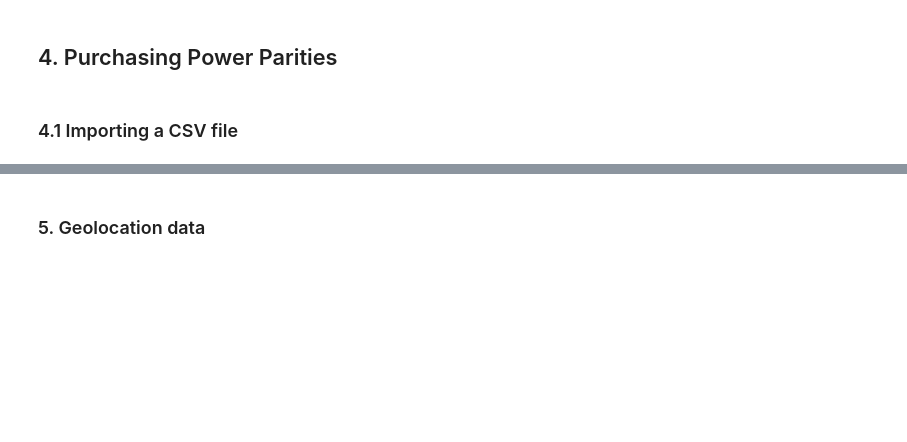
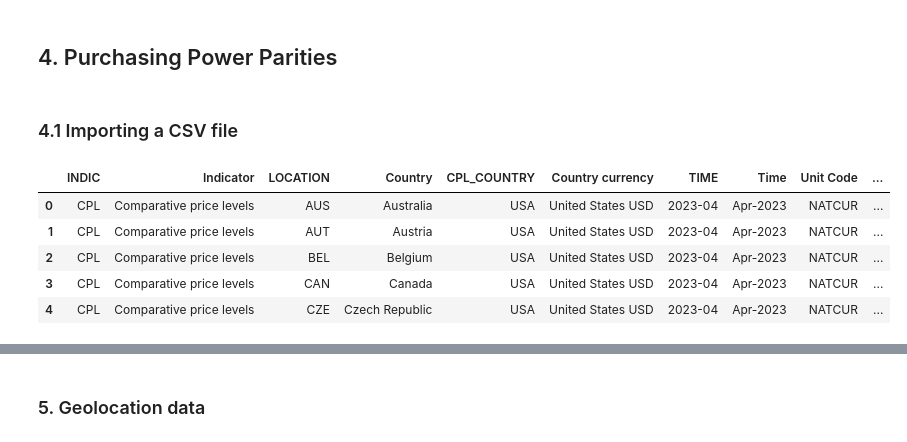
Before and after one commit to Luk-kar/DS_salaries_project, a Jupyter notebook: _002_data_cleaning_socioeconomic.ipynb, the cells around one changed output, grey strips where cells are left out. Drawn from its saved outputs; the diff is of its cells as text; code cells hidden in the pictures; blank space fills up the shorter version.

```diff
--- a/_002_data_cleaning_socioeconomic.ipynb
+++ b/_002_data_cleaning_socioeconomic.ipynb
@@ -481,5 +481,13 @@ pd.read_csv(file_path).head()
 # %% [markdown]
 ### 4.1 Importing a CSV file
 # %%
-df = pd.read_csv("data\RAW\_Socioeconomic data\DP_LIVE_04042023094701143.csv")
+import pandas as pd
+df = pd.read_csv("data\RAW\_Socioeconomic data\CPL_12062023164519143.csv")
 df.head()
+# %% [output]
+|  | INDIC | Indicator | LOCATION | Country | CPL_COUNTRY | Country currency | TIME | Time | Unit Code | ... |
+| 0 | CPL | Comparative price levels | AUS | Australia | USA | United States USD | 2023-04 | Apr-2023 | NATCUR | ... |
+| 1 | CPL | Comparative price levels | AUT | Austria | USA | United States USD | 2023-04 | Apr-2023 | NATCUR | ... |
+| 2 | CPL | Comparative price levels | BEL | Belgium | USA | United States USD | 2023-04 | Apr-2023 | NATCUR | ... |
+| 3 | CPL | Comparative price levels | CAN | Canada | USA | United States USD | 2023-04 | Apr-2023 | NATCUR | ... |
+| 4 | CPL | Comparative price levels | CZE | Czech Republic | USA | United States USD | 2023-04 | Apr-2023 | NATCUR | ... |
```
Also changed, not shown: parts of 23 cells of this notebook, 4 other files.
